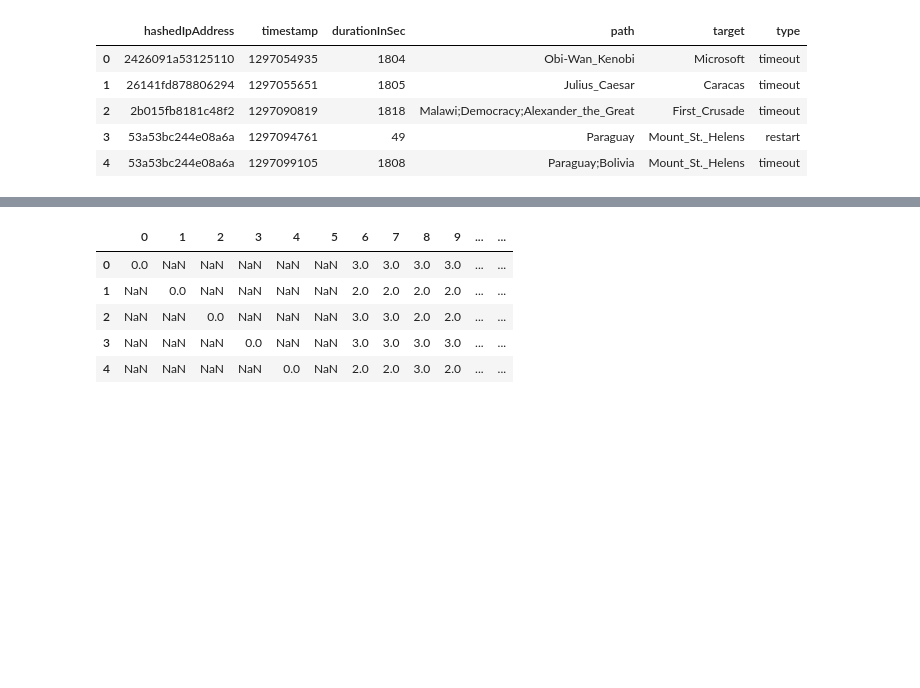
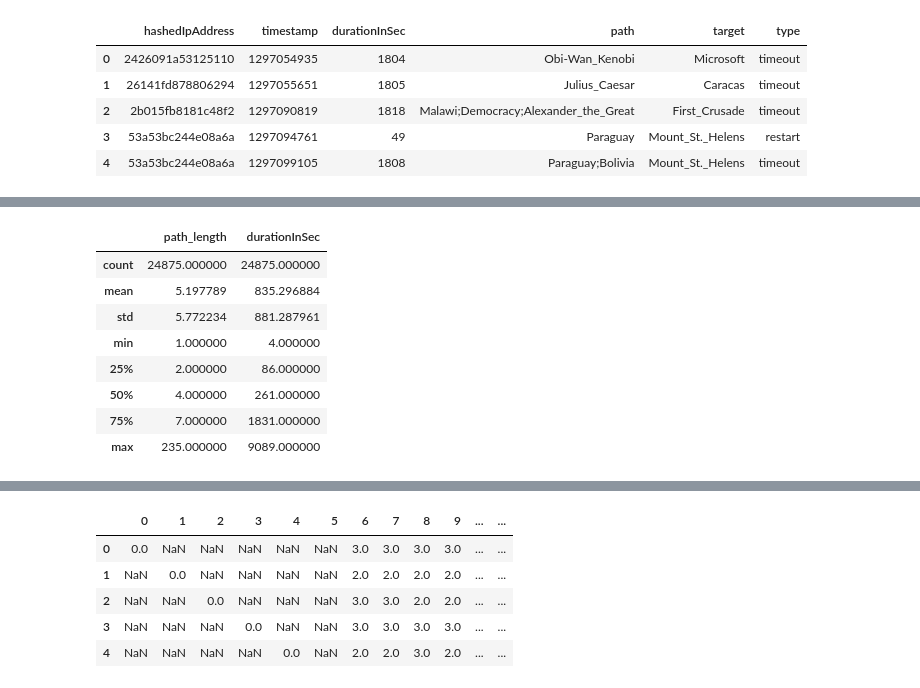
Before and after one commit to epfl-ada/ada-2024-project-genshinstart, a Jupyter notebook: results.ipynb, the cells around one changed output, grey strips where cells are left out. Cells and saved outputs as stored; diff of their text form; code cells hidden in the pictures; blank space fills up the shorter version.

```diff
--- a/results.ipynb
+++ b/results.ipynb
@@ -252,0 +347,12 @@ paths_unfinished.head()
+# %%
+path_unfinished_analysis.describe()
+# %% [output]
+|  | path_length | durationInSec |
+| count | 24875.000000 | 24875.000000 |
+| mean | 5.197789 | 835.296884 |
+| std | 5.772234 | 881.287961 |
+| min | 1.000000 | 4.000000 |
+| 25% | 2.000000 | 86.000000 |
+| 50% | 4.000000 | 261.000000 |
+| 75% | 7.000000 | 1831.000000 |
+| max | 235.000000 | 9089.000000 |
```
Also changed, not shown: parts of 11 cells of this notebook.
